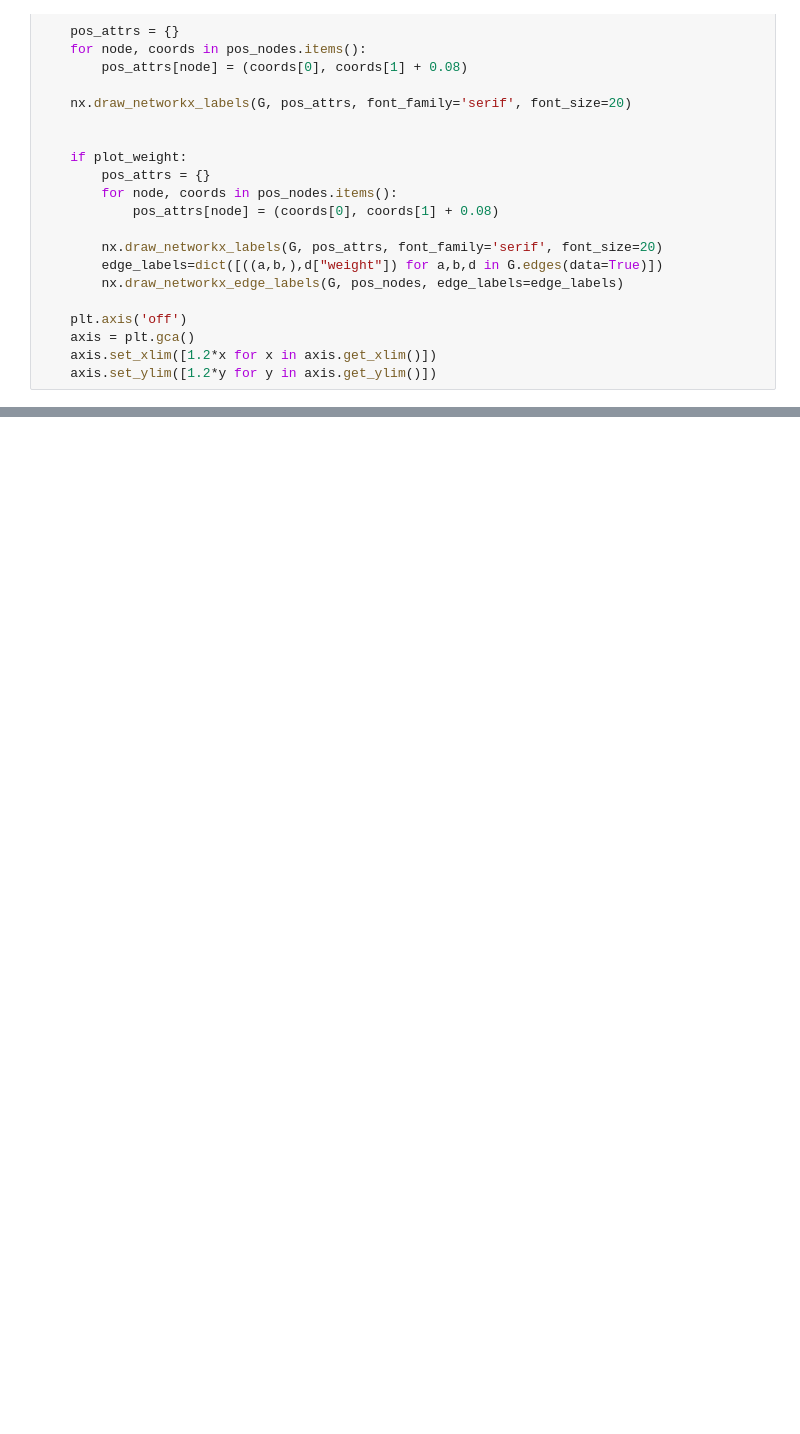
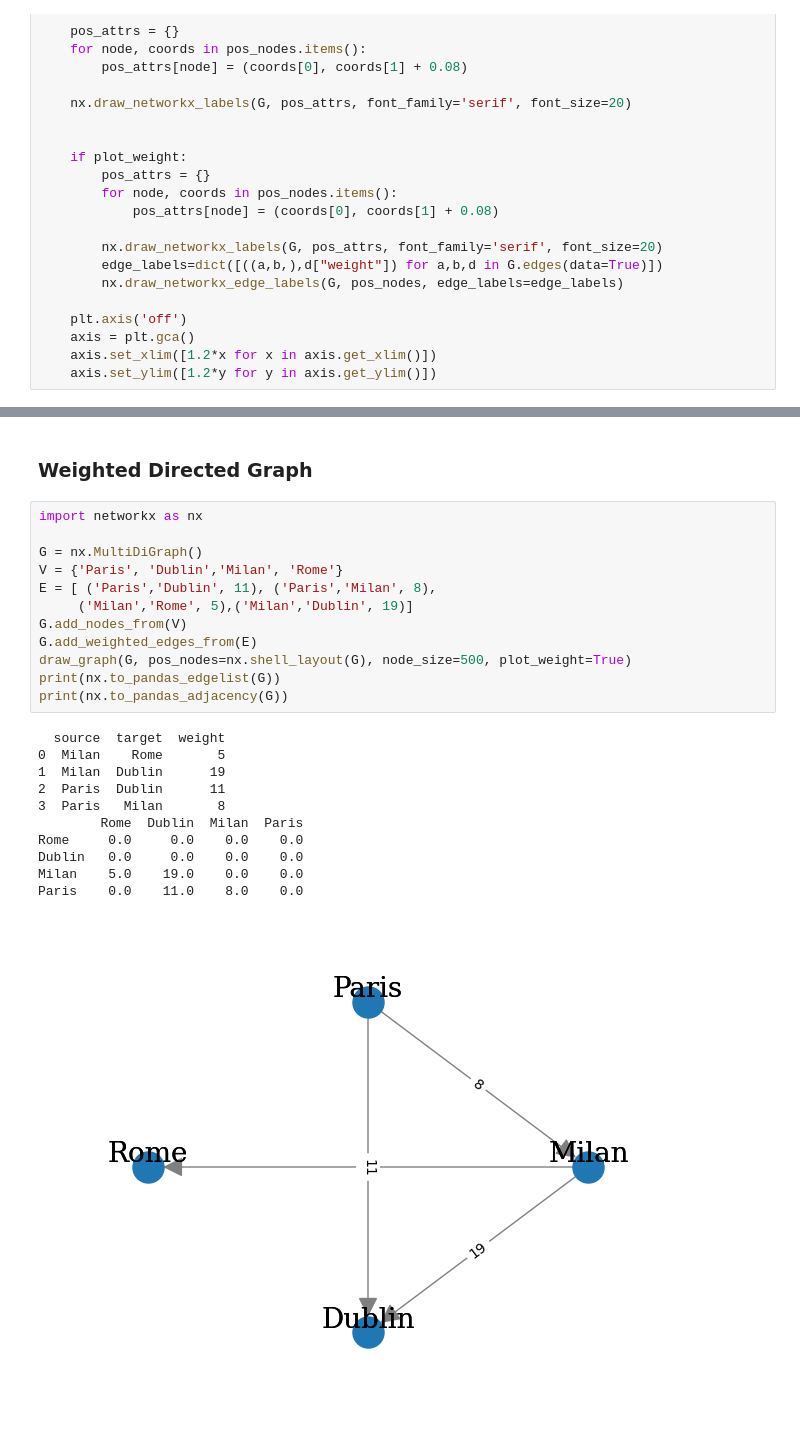
Before and after one commit to Gil-jung/GraphML, a Jupyter notebook: Chapter01/01_Introduction_Netrowkx.ipynb, the cells around one changed output, grey strips where cells are left out. Drawn from its saved outputs; the diff is of its cells as text; blank space fills up the shorter version.

```diff
--- a/Chapter01/01_Introduction_Netrowkx.ipynb
+++ b/Chapter01/01_Introduction_Netrowkx.ipynb
@@ -62,0 +151,26 @@ E = [('Milan', 'Dublin'), ('Milan', 'Paris'), ('Milan', 'Rome'), ('Paris', 'Dubl
+# %% [markdown]
+### Weighted Directed Graph
+# %%
+import networkx as nx
+
+G = nx.MultiDiGraph()
+V = {'Paris', 'Dublin','Milan', 'Rome'}
+E = [ ('Paris','Dublin', 11), ('Paris','Milan', 8),
+     ('Milan','Rome', 5),('Milan','Dublin', 19)]
+G.add_nodes_from(V)
+G.add_weighted_edges_from(E)
+draw_graph(G, pos_nodes=nx.shell_layout(G), node_size=500, plot_weight=True)
+print(nx.to_pandas_edgelist(G))
+print(nx.to_pandas_adjacency(G))
+# %% [output]
+  source  target  weight
+0  Milan    Rome       5
+1  Milan  Dublin      19
+2  Paris  Dublin      11
+3  Paris   Milan       8
+        Rome  Dublin  Milan  Paris
+Rome     0.0     0.0    0.0    0.0
+Dublin   0.0     0.0    0.0    0.0
+Milan    5.0    19.0    0.0    0.0
+Paris    0.0    11.0    8.0    0.0
+[figure, added]
```
Also changed, not shown: parts of 20 cells of this notebook, 5 other files.
